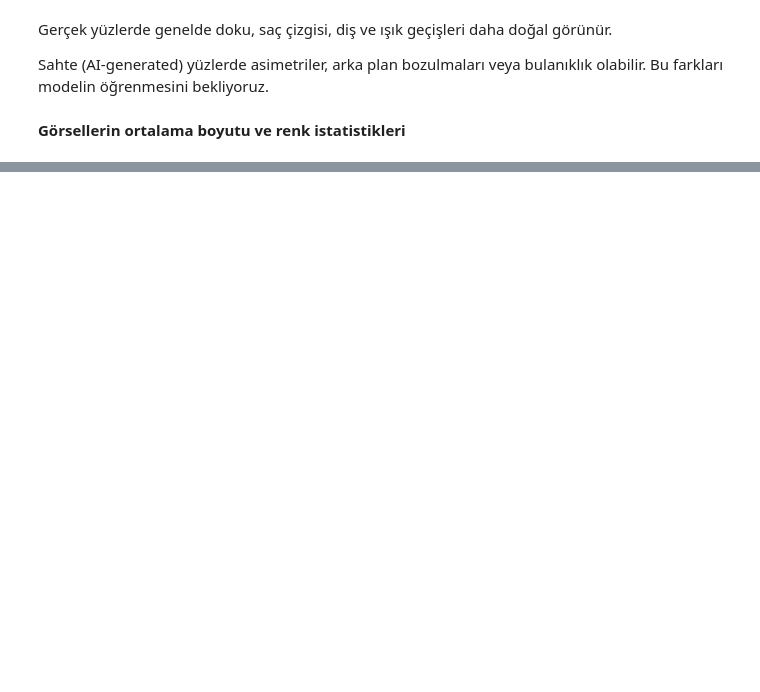
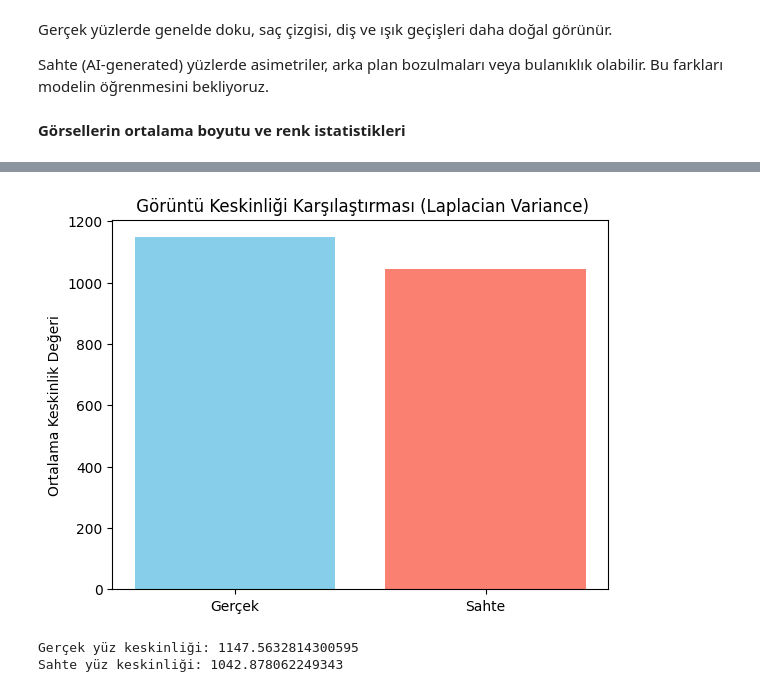
Before and after one commit to Seldarzu/ai-based-fake-image-detection, a Jupyter notebook: ai_ile_sahte_gorsel_tespiti.ipynb, the cells around one changed output, grey strips where cells are left out. Drawn from its saved outputs; the diff is of its cells as text; code cells hidden in the pictures; blank space fills up the shorter version.

```diff
--- a/ai_ile_sahte_gorsel_tespiti.ipynb
+++ b/ai_ile_sahte_gorsel_tespiti.ipynb
@@ -217,0 +380,25 @@ Sahte yüzler - Ortalama (Genişlik, Yükseklik, Parlaklık, Std): (np.float64(2
+# %%
+def image_sharpness(folder, n=100):
+    variances = []
+    for f in random.sample(os.listdir(folder), n):
+        img = cv2.imread(os.path.join(folder, f), cv2.IMREAD_GRAYSCALE)
+        if img is None:
+            continue
+        lap_var = cv2.Laplacian(img, cv2.CV_64F).var()
+        variances.append(lap_var)
+    return np.mean(variances)
+
+real_sharp = image_sharpness(os.path.join(train_dir, 'real'))
+fake_sharp = image_sharpness(os.path.join(train_dir, 'fake'))
+
+plt.bar(['Gerçek', 'Sahte'], [real_sharp, fake_sharp], color=['skyblue','salmon'])
+plt.title(" Görüntü Keskinliği Karşılaştırması (Laplacian Variance)")
+plt.ylabel("Ortalama Keskinlik Değeri")
+plt.show()
+
+print("Gerçek yüz keskinliği:", real_sharp)
+print("Sahte yüz keskinliği:", fake_sharp)
+# %% [output]
+[figure, added]
+Gerçek yüz keskinliği: 1147.5632814300595
+Sahte yüz keskinliği: 1042.878062249343
```
Also changed, not shown: parts of 65 cells of this notebook.
